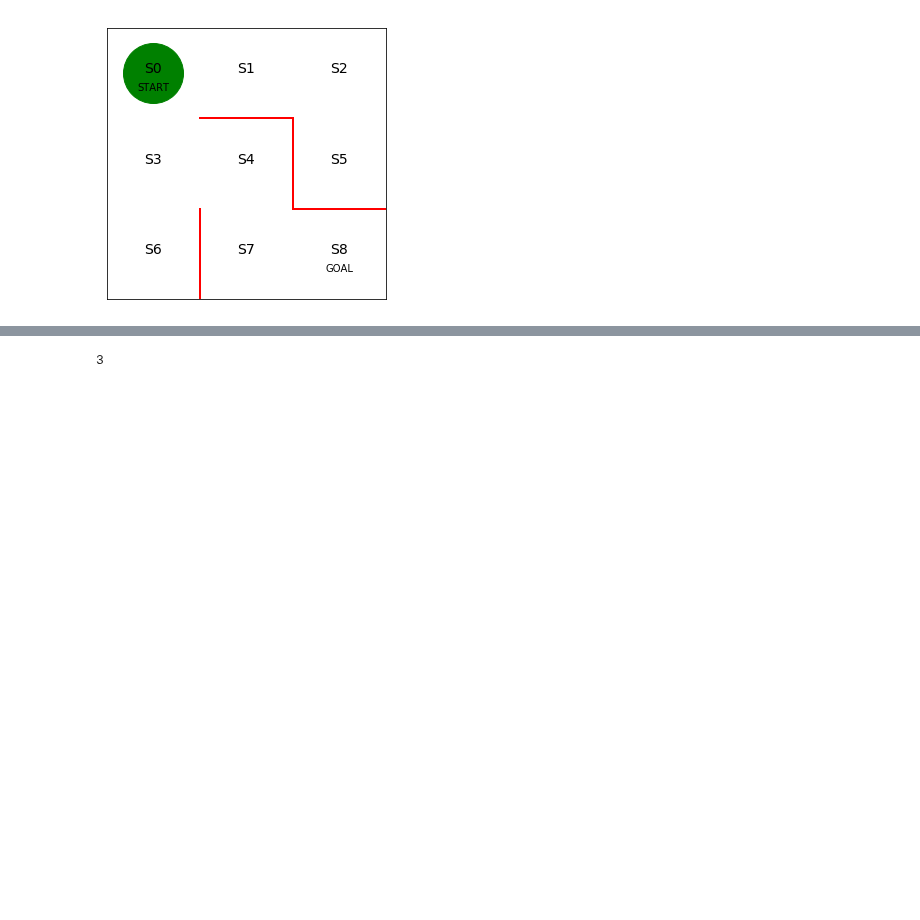
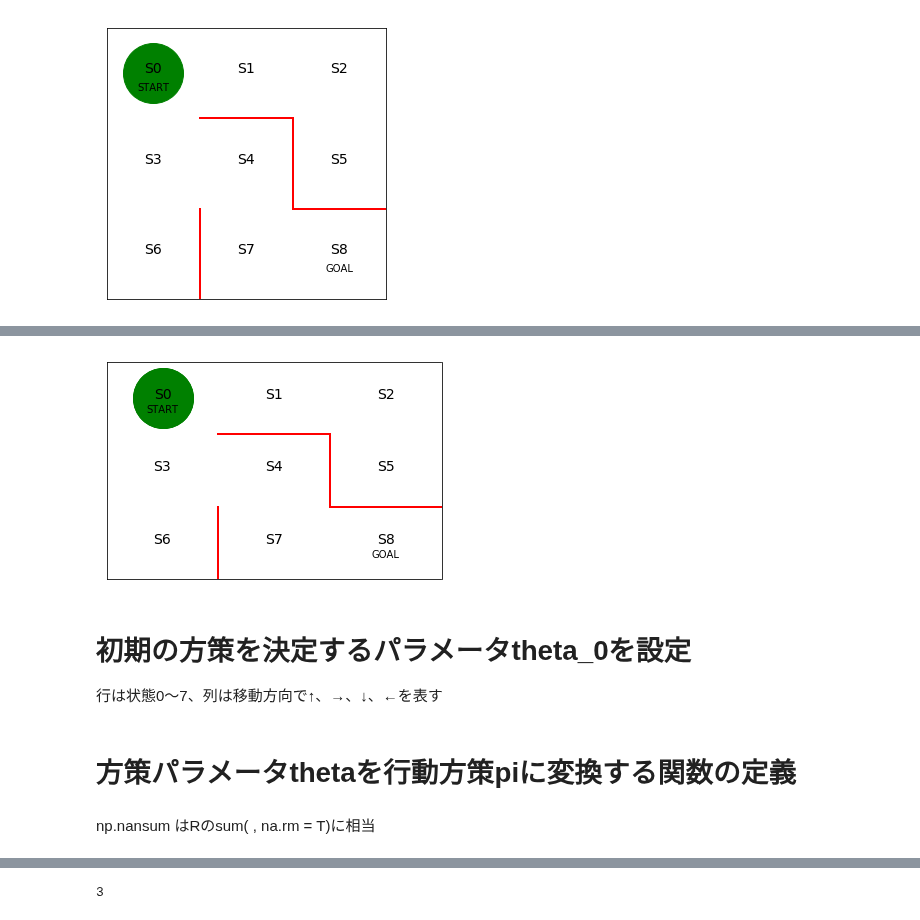
Before and after one commit to unagiinu2k/Deep-Reinforcement-Learning-Book, a Jupyter notebook: program/2_2_maze_random.ipynb, the cells around one changed output, grey strips where cells are left out. Drawn from its saved outputs; the diff is of its cells as text; code cells hidden in the pictures; blank space fills up the shorter version.

```diff
--- a/program/2_2_maze_random.ipynb
+++ b/program/2_2_maze_random.ipynb
@@ -46 +114,9 @@ line, = ax.plot([0.5], [2.5], marker="o", color='g', markersize=60)
+# %%
+fig
+# %% [output]
+[figure, added]
+# %% [markdown]
+# 初期の方策を決定するパラメータtheta_0を設定
+
+行は状態0～7、列は移動方向で↑、→、↓、←を表す
 # %%
@@ -56,3 +129,7 @@ theta_0 = np.array([[np.nan, 1, 1, np.nan],  # s0
                     [1, np.nan, np.nan, np.nan],  # s6
                     [1, 1, np.nan, np.nan],  # s7、※s8はゴールなので、方策はなし
                     ])
+# %% [markdown]
+# 方策パラメータthetaを行動方策piに変換する関数の定義
+# %% [markdown]
+np.nansum はRのsum( , na.rm = T)に相当
```
Also changed, not shown: parts of 50 cells of this notebook, 1 other file.
